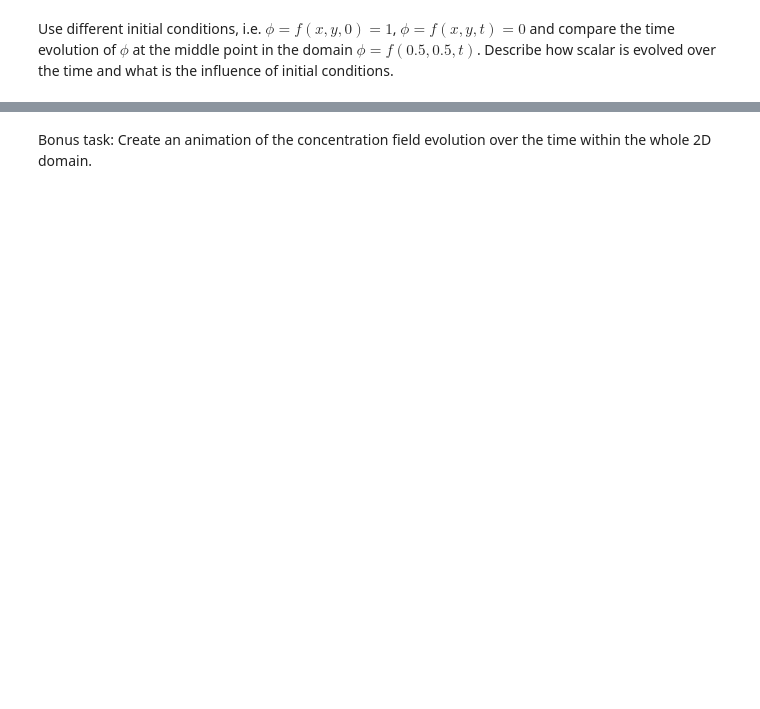
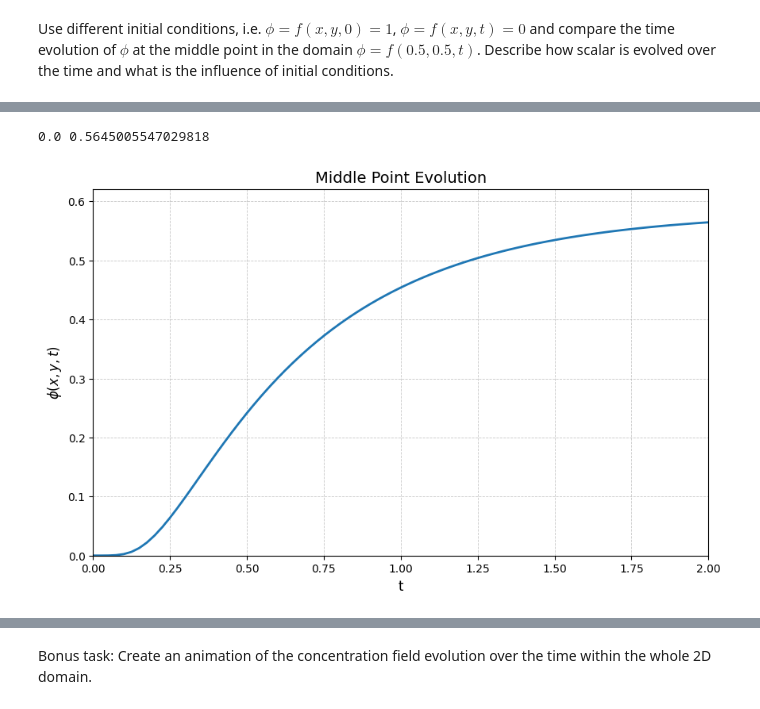
Before and after one commit to JuanGuerrero09/master-code, a Jupyter notebook: NumericalMethods/Second_Exercise/EX02_5329140.ipynb, the cells around one changed output, grey strips where cells are left out. Saved outputs shown, nothing was run; the diff lists cells and outputs as text; code cells hidden in the pictures; blank space fills up the shorter version.

```diff
--- a/NumericalMethods/Second_Exercise/EX02_5329140.ipynb
+++ b/NumericalMethods/Second_Exercise/EX02_5329140.ipynb
@@ -463,0 +543,30 @@ Use different initial conditions, i.e. $\phi = f(x, y, 0) = 1$, $\phi = f(x, y,
+# %%
+middle_point = results_new_ic[:, 20//2, 20//2]
+
+def plot_point_evolution(point: np.ndarray, dt: float) -> None:
+
+   # Figure aesthetics
+
+
+  t = np.arange(0, 81, 1) * dt
+
+  fig, ax = plt.subplots(figsize=(10, 6))  # más grande
+  ax.plot(t, point, lw=2, color="C0")
+
+  ymin = min(point)
+  ymax = max(point)
+  print(ymin, ymax)
+
+  ax.set_xlim(0, dt * (len(point) - 1))
+  ax.set_ylim(ymin / 1.1, ymax * 1.1)
+
+  ax.grid(True, which="both", linestyle="--", linewidth=0.6, alpha=0.7)
+
+  ax.set_xlabel("t", fontsize=12)
+  ax.set_ylabel(r"$\phi (x, y, t)$", fontsize=12)
+  ax.set_title("Middle Point Evolution", fontsize=14)
+
+plot_point_evolution(middle_point, 0.025)
+# %% [output]
+0.0 0.5645005547029818
+[figure, added]
```
Also changed, not shown: parts of 11 cells of this notebook, 2 other files.
